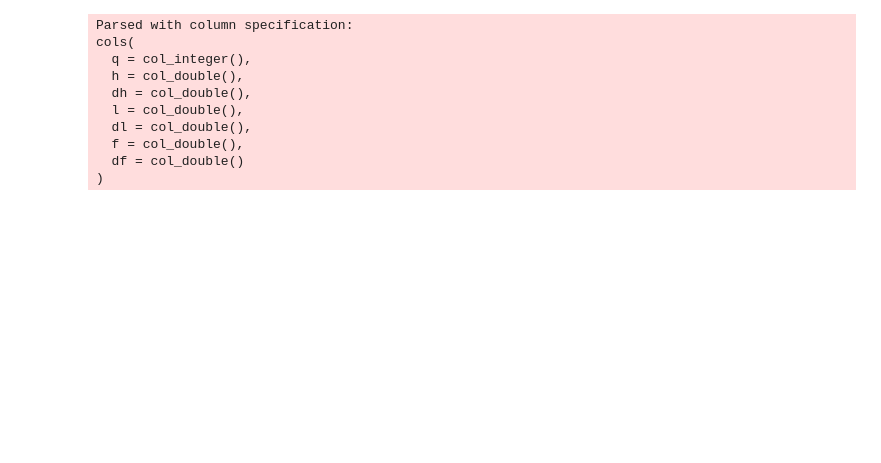
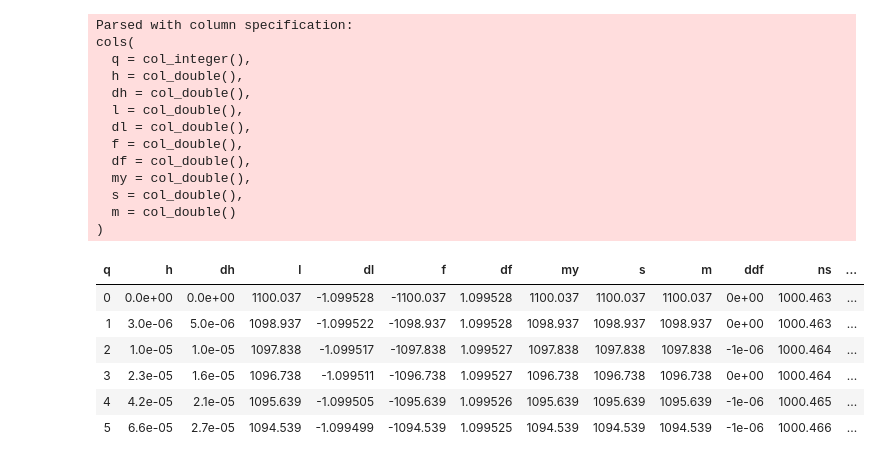
Before and after one commit to arbenton/balance, a Jupyter notebook: code/Untitled1.ipynb, the cells around one changed output. Saved outputs shown, nothing was run; the diff lists cells and outputs as text; code cells hidden in the pictures; blank space fills up the shorter version.

```diff
--- a/code/Untitled1.ipynb
+++ b/code/Untitled1.ipynb
@@ -6,20 +16,32 @@ library(readr)
 # %%
-values <- read_csv("scenario_1.csv") %>%
+values <- read_csv("scenario_2.csv") %>%
     filter(q < 2500) %>%
     mutate(ddf = c(0, diff(df))) %>%
     mutate(ns = q - f/df) %>%
     mutate(cr = abs(ddf/df)) %>%
     mutate(dr = abs(ns - 1188.84))
+
+head(values)
 # %% [output]
 Parsed with column specification:
 cols(
   q = col_integer(),
   h = col_double(),
   dh = col_double(),
   l = col_double(),
   dl = col_double(),
   f = col_double(),
-  df = col_double()
+  df = col_double(),
+  my = col_double(),
+  s = col_double(),
+  m = col_double()
 )
+| q | h | dh | l | dl | f | df | my | s | m | ddf | ns | ... |
+| 0 | 0.0e+00 | 0.0e+00 | 1100.037 | -1.099528 | -1100.037 | 1.099528 | 1100.037 | 1100.037 | 1100.037 | 0e+00 | 1000.463 | ... |
+| 1 | 3.0e-06 | 5.0e-06 | 1098.937 | -1.099522 | -1098.937 | 1.099528 | 1098.937 | 1098.937 | 1098.937 | 0e+00 | 1000.463 | ... |
+| 2 | 1.0e-05 | 1.0e-05 | 1097.838 | -1.099517 | -1097.838 | 1.099527 | 1097.838 | 1097.838 | 1097.838 | -1e-06 | 1000.464 | ... |
+| 3 | 2.3e-05 | 1.6e-05 | 1096.738 | -1.099511 | -1096.738 | 1.099527 | 1096.738 | 1096.738 | 1096.738 | 0e+00 | 1000.464 | ... |
+| 4 | 4.2e-05 | 2.1e-05 | 1095.639 | -1.099505 | -1095.639 | 1.099526 | 1095.639 | 1095.639 | 1095.639 | -1e-06 | 1000.465 | ... |
+| 5 | 6.6e-05 | 2.7e-05 | 1094.539 | -1.099499 | -1094.539 | 1.099525 | 1094.539 | 1094.539 | 1094.539 | -1e-06 | 1000.466 | ... |
 # %%
 plot_data <- values %>%
```
Also changed, not shown: parts of 5 cells of this notebook, 26 other files.
